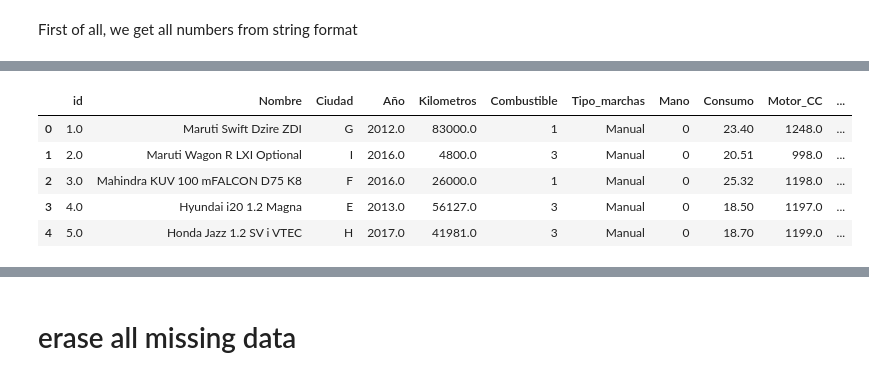
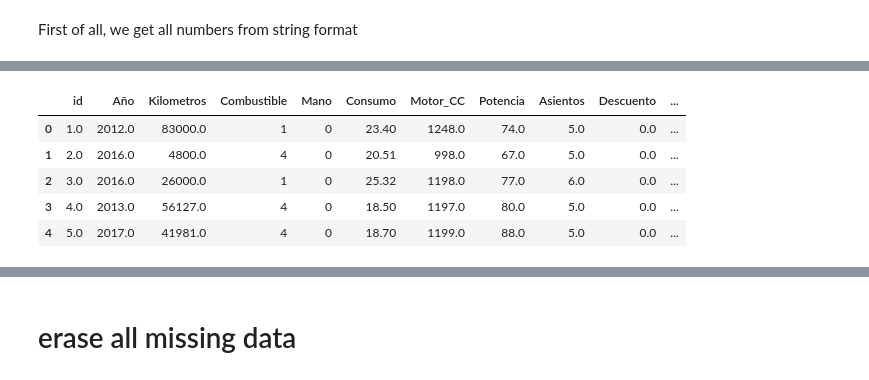
Before and after one commit to roronoasins/in-ugr, a Jupyter notebook: p3/src/p3.ipynb, the cells around one changed output, grey strips where cells are left out. Cells and saved outputs as stored; diff of their text form; code cells hidden in the pictures.

Commit message:
Fourth submission. Missing values imputation: Numeric - Mean, Categorical - Most freq, Model used: XGBoost, Oversampling with SMOTE

```diff
--- a/p3/src/p3.ipynb
+++ b/p3/src/p3.ipynb
@@ -44,7 +56,10 @@ def get_classification_report(y_test, y_pred):
     df_classification_report = df_classification_report.sort_values(by=['f1-score'], ascending=False)
     return df_classification_report
 # %%
-train = pd.read_csv("../csv/train.csv", na_values=["?"])
-test = pd.read_csv("../csv/test.csv", na_values=["?"])
+train = pd.read_csv("../csv/train.csv", na_values='?')
+test = pd.read_csv("../csv/test.csv", na_values='?')
+
+train = train[columns].copy()
+test = test[columns_test].copy()
 print(test.shape)
 # %% [output]
@@ -90,3 +122,9 @@ train.head()
 # Preprocessing data
 # %% [markdown]
 First of all, we get all numbers from string format
+# %%
+train['Descuento'] = train['Descuento'].fillna(0)
+test['Descuento'] = test['Descuento'].fillna(0)
+
+train['Combustible'].fillna(value=train['Combustible'].value_counts().index[0],inplace =True)
+train['Mano'].fillna(value=train['Mano'].value_counts().index[0],inplace =True)
@@ -139,3 +186,3 @@ train.head()
 # %%
-train.Descuento = train.Descuento.fillna(0)
-test.Descuento = test.Descuento.fillna(0)
+#train.Descuento = train.Descuento.fillna(0)
+#test.Descuento = test.Descuento.fillna(0)
@@ -152,9 +189,28 @@ test['Mano'] = le.fit_transform(test['Mano'])
+# %%
+from sklearn import preprocessing
+le_combustible = preprocessing.LabelEncoder()
+le_mano = preprocessing.LabelEncoder()
+
+data = train.copy()
+#data_without_nan = data_without_nan.dropna()
+data['Combustible'] = le_combustible.fit_transform(data['Combustible'])
+data['Mano'] = le_mano.fit_transform(data['Mano'])
+#imputer_num = SimpleImputer(missing_values=np.NaN, strategy='mean')
+#data_without_nan.Año = imputer_num.fit_transform(data_without_nan.Año.values.reshape(-1,1))[:,0]
+#data_without_nan.Año = imputer_num.fit_transform(data_without_nan.Año.values.reshape(-1,1))[:,0]
+cols1 = data.select_dtypes([np.number]).columns
+cols2 = data.select_dtypes(exclude = [np.number]).columns
+data[cols1] = data[cols1].fillna(data[cols1].mean())
+data[cols2] = data[cols2].fillna(data[cols2].mode().iloc[0])
+
+test['Combustible'] = le_combustible.fit_transform(test['Combustible'])
+test['Mano'] = le_mano.fit_transform(test['Mano'])
 # %%
-data_without_nan.head()
+data.head()
 # %% [output]
-|  | id | Nombre | Ciudad | Año | Kilometros | Combustible | Tipo_marchas | Mano | Consumo | Motor_CC | ... |
-| 0 | 1.0 | Maruti Swift Dzire ZDI | G | 2012.0 | 83000.0 | 1 | Manual | 0 | 23.40 | 1248.0 | ... |
-| 1 | 2.0 | Maruti Wagon R LXI Optional | I | 2016.0 | 4800.0 | 3 | Manual | 0 | 20.51 | 998.0 | ... |
-| 2 | 3.0 | Mahindra KUV 100 mFALCON D75 K8 | F | 2016.0 | 26000.0 | 1 | Manual | 0 | 25.32 | 1198.0 | ... |
-| 3 | 4.0 | Hyundai i20 1.2 Magna | E | 2013.0 | 56127.0 | 3 | Manual | 0 | 18.50 | 1197.0 | ... |
-| 4 | 5.0 | Honda Jazz 1.2 SV i VTEC | H | 2017.0 | 41981.0 | 3 | Manual | 0 | 18.70 | 1199.0 | ... |
+|  | id | Año | Kilometros | Combustible | Mano | Consumo | Motor_CC | Potencia | Asientos | Descuento | ... |
+| 0 | 1.0 | 2012.0 | 83000.0 | 1 | 0 | 23.40 | 1248.0 | 74.0 | 5.0 | 0.0 | ... |
+| 1 | 2.0 | 2016.0 | 4800.0 | 4 | 0 | 20.51 | 998.0 | 67.0 | 5.0 | 0.0 | ... |
+| 2 | 3.0 | 2016.0 | 26000.0 | 1 | 0 | 25.32 | 1198.0 | 77.0 | 6.0 | 0.0 | ... |
+| 3 | 4.0 | 2013.0 | 56127.0 | 4 | 0 | 18.50 | 1197.0 | 80.0 | 5.0 | 0.0 | ... |
+| 4 | 5.0 | 2017.0 | 41981.0 | 4 | 0 | 18.70 | 1199.0 | 88.0 | 5.0 | 0.0 | ... |
```
Also changed, not shown: parts of 26 cells of this notebook, 1 other file.
